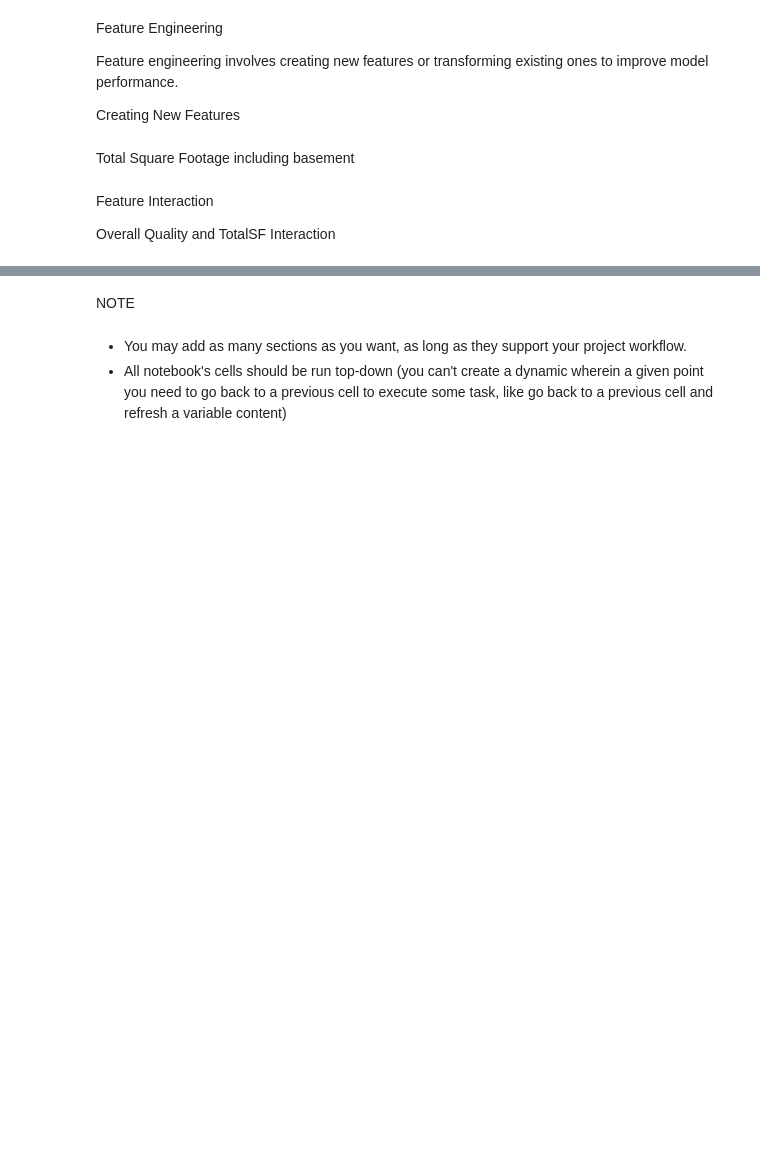
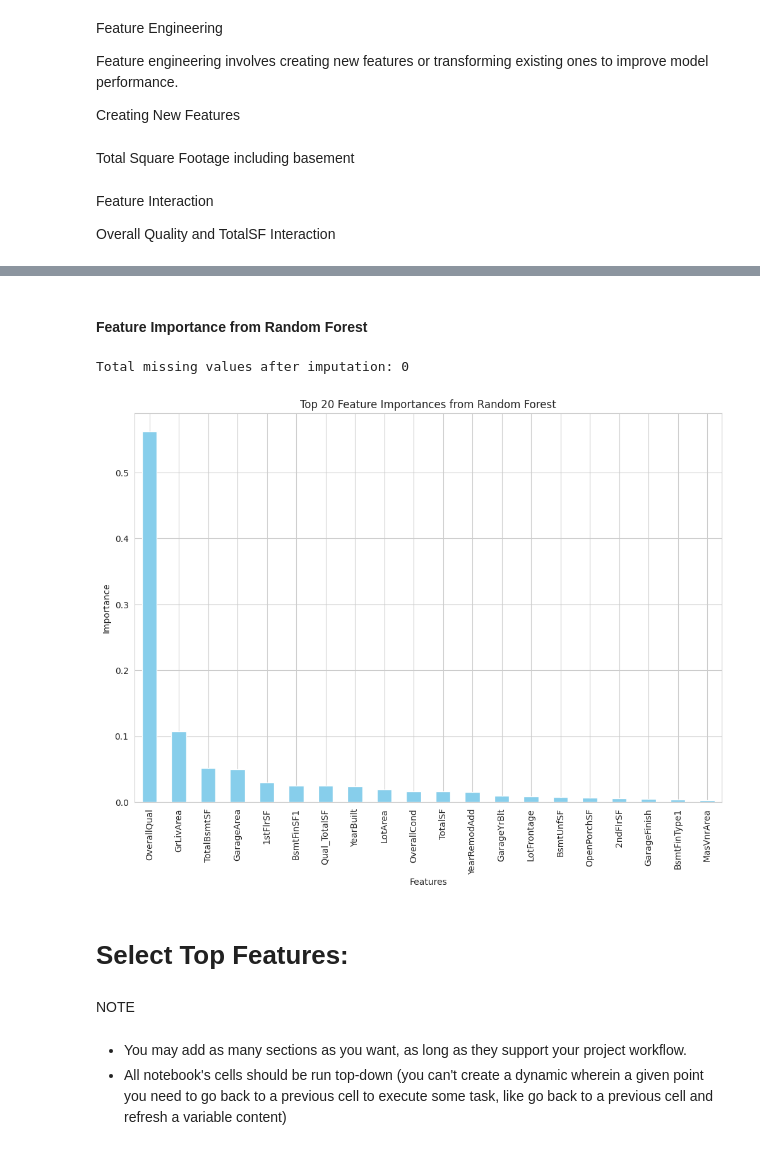
Before and after one commit to johnfurlong98/house_price_project, a Jupyter notebook: jupyter_notebooks/Notebook_Template.ipynb, the cells around one changed output, grey strips where cells are left out. Saved outputs shown, nothing was run; the diff lists cells and outputs as text; code cells hidden in the pictures; blank space fills up the shorter version.

```diff
--- a/jupyter_notebooks/Notebook_Template.ipynb
+++ b/jupyter_notebooks/Notebook_Template.ipynb
@@ -333,0 +338,43 @@ house_data['Qual_TotalSF'] = house_data['OverallQual'] * house_data['TotalSF']
+# %% [markdown]
+#### Feature Importance from Random Forest
+# %%
+# Required imports
+import pandas as pd
+import numpy as np
+import matplotlib.pyplot as plt
+from sklearn.ensemble import RandomForestRegressor
+
+# Impute missing values with the optimal approach for each column
+X['2ndFlrSF'].fillna(0, inplace=True)          # Structural feature, likely indicates no second floor
+X['TotalSF'].fillna(0, inplace=True)            # Structural feature, total square footage
+X['Qual_TotalSF'].fillna(0, inplace=True)       # Structural feature, likely means no square footage
+
+X['BedroomAbvGr'].fillna(X['BedroomAbvGr'].median(), inplace=True)  # Quantitative, use median
+X['MasVnrArea'].fillna(X['MasVnrArea'].median(), inplace=True)      # Quantitative, use median
+
+X['EnclosedPorch'].fillna(0, inplace=True)      # Optional feature, assume missing means no porch
+X['WoodDeckSF'].fillna(0, inplace=True)         # Optional feature, assume missing means no deck
+
+# Verify there are no remaining missing values
+print("Total missing values after imputation:", X.isnull().sum().sum())  # Should be 0
+
+# Train the Random Forest model
+rf = RandomForestRegressor(n_estimators=100, random_state=42)
+rf.fit(X, y)
+
+# Get feature importances
+importances = pd.Series(rf.feature_importances_, index=X.columns)
+importances = importances.sort_values(ascending=False)
+
+# Plot top 20 features
+plt.figure(figsize=(12, 8))
+importances[:20].plot(kind='bar', color='skyblue')
+plt.title('Top 20 Feature Importances from Random Forest')
+plt.xlabel('Features')
+plt.ylabel('Importance')
+plt.show()
+# %% [output]
+Total missing values after imputation: 0
+[figure, added]
+# %% [markdown]
+# Select Top Features:
```
Also changed, not shown: parts of 2 cells of this notebook.
